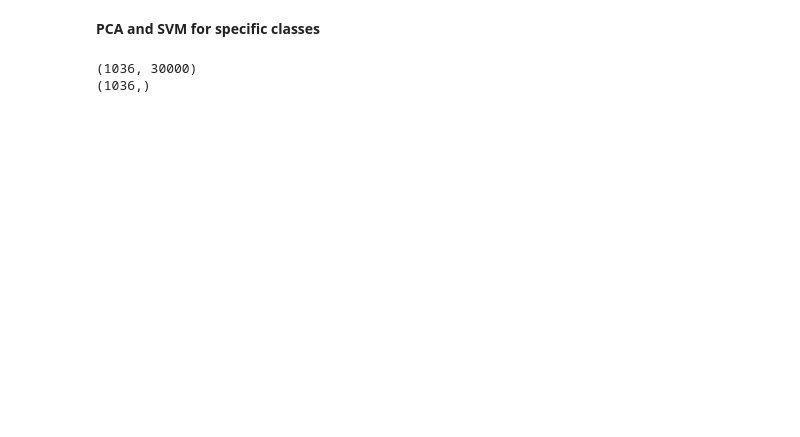
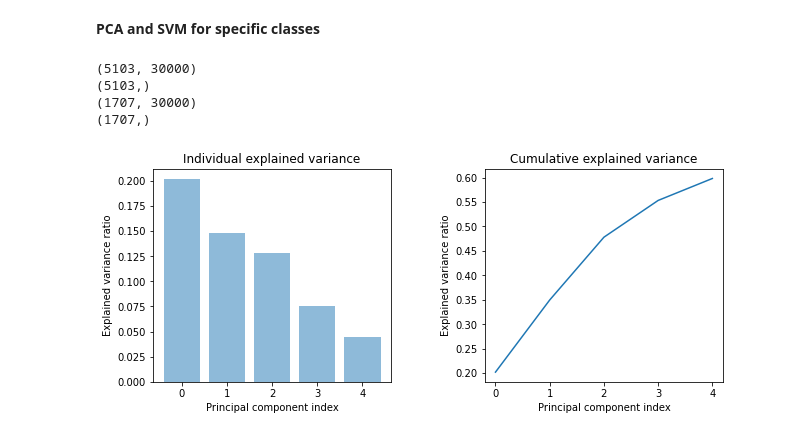
Before and after one commit to acuiram/pca-svm-classifier, a Jupyter notebook: classification-using-pca-and-svm.ipynb, the cells around one changed output. Drawn from its saved outputs; the diff is of its cells as text; code cells hidden in the pictures; blank space fills up the shorter version.

```diff
--- a/classification-using-pca-and-svm.ipynb
+++ b/classification-using-pca-and-svm.ipynb
@@ -194,16 +165,25 @@ print(df_score)
 # %% [markdown]
  **PCA and SVM for specific classes**
-# %%
-####### Select some fruits to create a confusion matrix #######
-fruitList = ['Blueberry', 'Eggplant', 'Mango', 'Potato Red', 'Strawberry', 'Tomato 1']
-selected_fruits, selected_labels = load_some_images(test_path, fruitList)
-
-selected_fruits = np.array(selected_fruits)
-selected_labels = np.array(selected_labels)
-
-print(selected_fruits.shape)
-print(selected_labels.shape)
-# %% [output]
-(1036, 30000)
-(1036,)
+# %%
+####### Select some fruits to create a confusion matrix #######
+fruitList = ['Tomato 1', 'Tomato 2', 'Tomato 3', 'Tomato 4', 'Tomato Cherry Red',
+            'Tomato Heart', 'Tomato Maroon', 'Tomato Yellow', 'Tomato not Ripened']
+selected_train, label_train = load_some_images(train_path, fruitList)
+selected_test, label_test = load_some_images(test_path, fruitList)
+
+selected_train = np.array(selected_train)
+label_train = np.array(label_train)
+
+selected_test = np.array(selected_test)
+label_test = np.array(label_test)
+
+print(selected_train.shape)
+print(label_train.shape)
+print(selected_test.shape)
+print(label_test.shape)
+# %% [output]
+(5103, 30000)
+(5103,)
+(1707, 30000)
+(1707,)
 # %%
@@ -217 +197,23 @@ X_test_pca = pca.transform(X_test_selected)
+# %%
+####### Plot the explained variance #######
+exp_var_pca = pca.explained_variance_ratio_
+cumulative_sum = np.cumsum(exp_var_pca)
+
+# Create the visualization plot
+plt.figure(figsize=(10,5))
+plt.subplot(1,2,1)
+plt.bar(range(0,len(exp_var_pca)), exp_var_pca, alpha=0.5, align='center')
+plt.ylabel('Explained variance ratio')
+plt.xlabel('Principal component index')
+plt.title('Individual explained variance')
+
+plt.subplot(1,2,2)
+plt.plot(range(0,len(cumulative_sum)), cumulative_sum)
+plt.ylabel('Explained variance ratio')
+plt.xlabel('Principal component index')
+plt.title('Cumulative explained variance')
+plt.tight_layout(pad=5.0)
+plt.show()
+# %% [output]
+[figure, added]
 # %%
```
Also changed, not shown: parts of 12 cells of this notebook.
